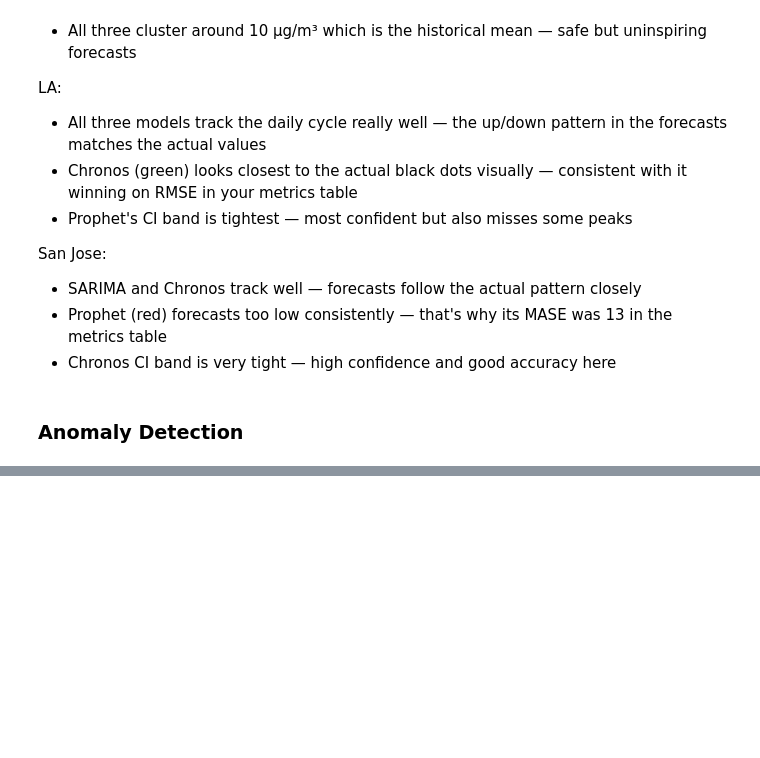
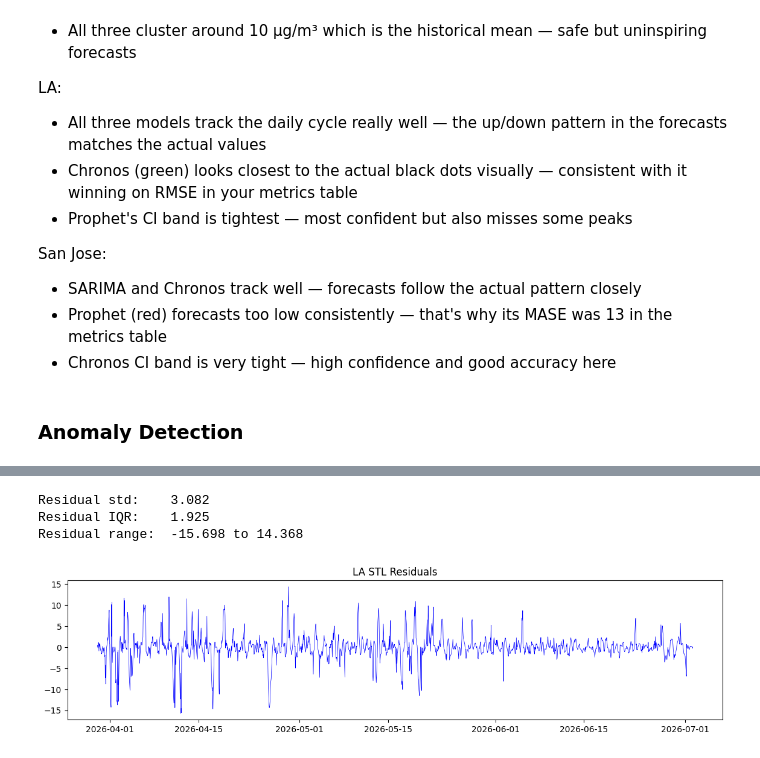
Before and after one commit to hanishavemireddy/air-quality-forecasting, a Jupyter notebook: notebooks/02_models.ipynb, the cells around one changed output, grey strips where cells are left out. Drawn from its saved outputs; the diff is of its cells as text; code cells hidden in the pictures; blank space fills up the shorter version.

```diff
--- a/notebooks/02_models.ipynb
+++ b/notebooks/02_models.ipynb
@@ -546,0 +569,20 @@ plt.show()
+# %%
+from statsmodels.tsa.seasonal import STL
+
+stl = STL(la_hourly.dropna(), period=24, robust=True)
+result = stl.fit()
+
+print(f"Residual std:    {result.resid.std():.3f}")
+print(f"Residual IQR:    {(result.resid.quantile(0.75) - result.resid.quantile(0.25)):.3f}")
+print(f"Residual range:  {result.resid.min():.3f} to {result.resid.max():.3f}")
+
+# plot residuals
+fig, ax = plt.subplots(figsize=(14, 3))
+ax.plot(result.resid, linewidth=0.5, color="blue")
+ax.set_title("LA STL Residuals")
+plt.show()
+# %% [output]
+Residual std:    3.082
+Residual IQR:    1.925
+Residual range:  -15.698 to 14.368
+[figure, added]
```
Also changed, not shown: parts of 6 cells of this notebook, 5 other files.
